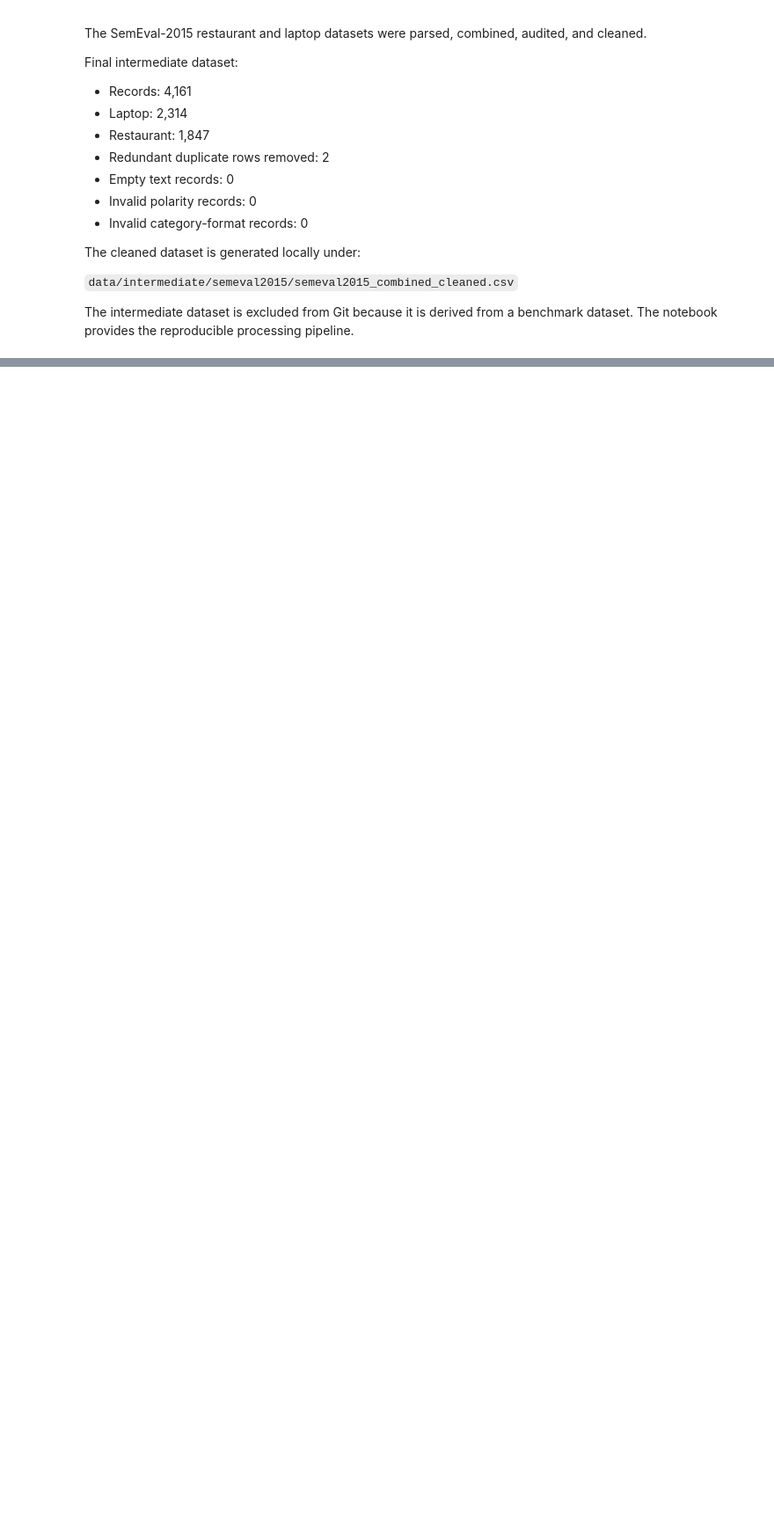
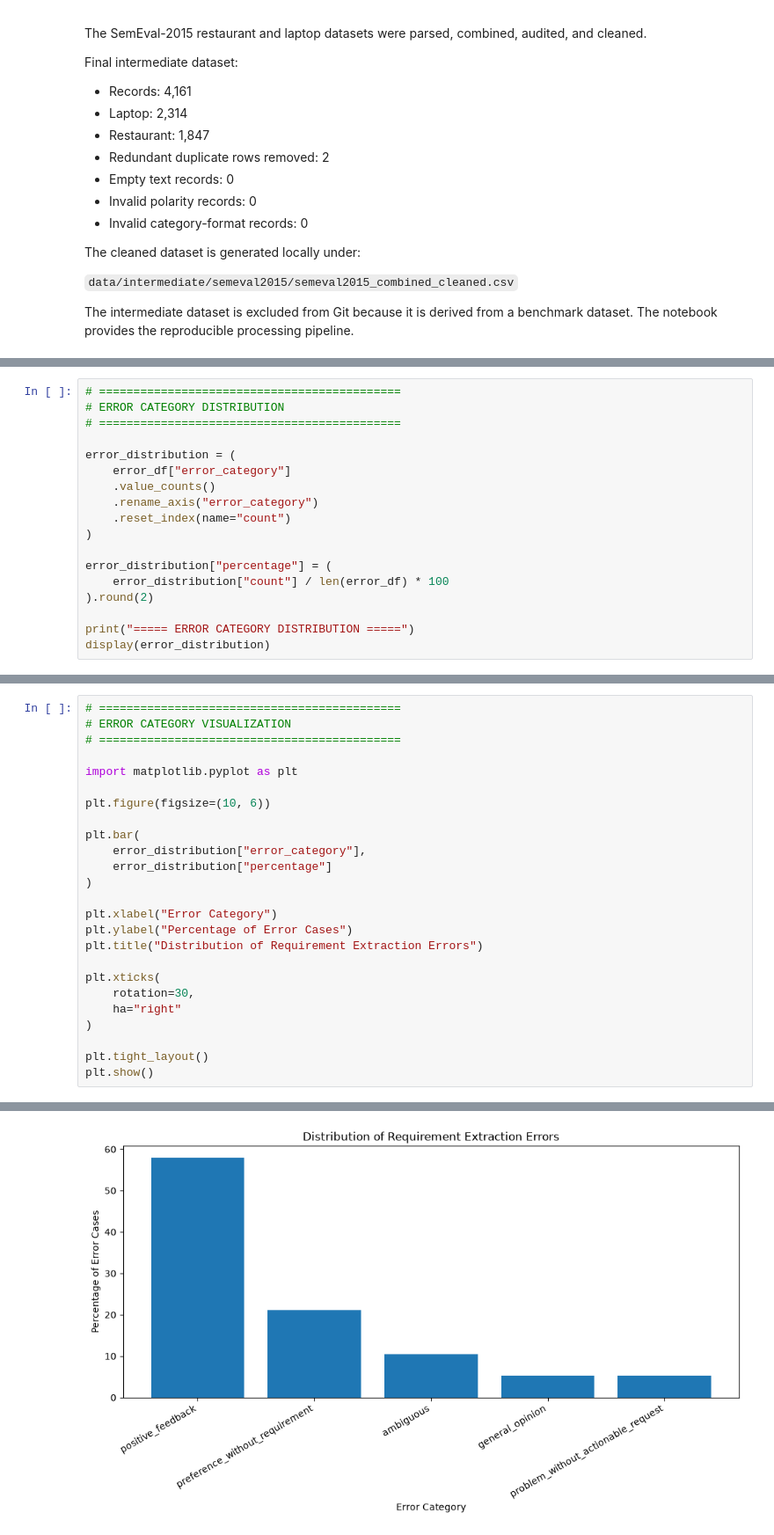
Before and after one commit to Roshni-Singh27/customer-requirement-analysis, a Jupyter notebook: notebooks/01_data_collection.ipynb, the cells around one changed output, grey strips where cells are left out. Shown at 88% size. Drawn from its saved outputs; the diff is of its cells as text; blank space fills up the shorter version.

Commit message:
Complete requirement extraction validation analysis

```diff
--- a/notebooks/01_data_collection.ipynb
+++ b/notebooks/01_data_collection.ipynb
@@ -943,0 +7696,18 @@ pipeline.
+# %%
+# ============================================
+# ERROR CATEGORY DISTRIBUTION
+# ============================================
+
+error_distribution = (
+    error_df["error_category"]
+    .value_counts()
+    .rename_axis("error_category")
+    .reset_index(name="count")
+)
+
+error_distribution["percentage"] = (
+    error_distribution["count"] / len(error_df) * 100
+).round(2)
+
+print("===== ERROR CATEGORY DISTRIBUTION =====")
+display(error_distribution)
@@ -943,0 +7722,26 @@ pipeline.
+# %%
+# ============================================
+# ERROR CATEGORY VISUALIZATION
+# ============================================
+
+import matplotlib.pyplot as plt
+
+plt.figure(figsize=(10, 6))
+
+plt.bar(
+    error_distribution["error_category"],
+    error_distribution["percentage"]
+)
+
+plt.xlabel("Error Category")
+plt.ylabel("Percentage of Error Cases")
+plt.title("Distribution of Requirement Extraction Errors")
+
+plt.xticks(
+    rotation=30,
+    ha="right"
+)
+
+plt.tight_layout()
+plt.show()
+# %% [output]
@@ -943,0 +7749 @@ pipeline.
+[figure, added]
```
Also changed, not shown: parts of 159 cells of this notebook, 4 other files.
